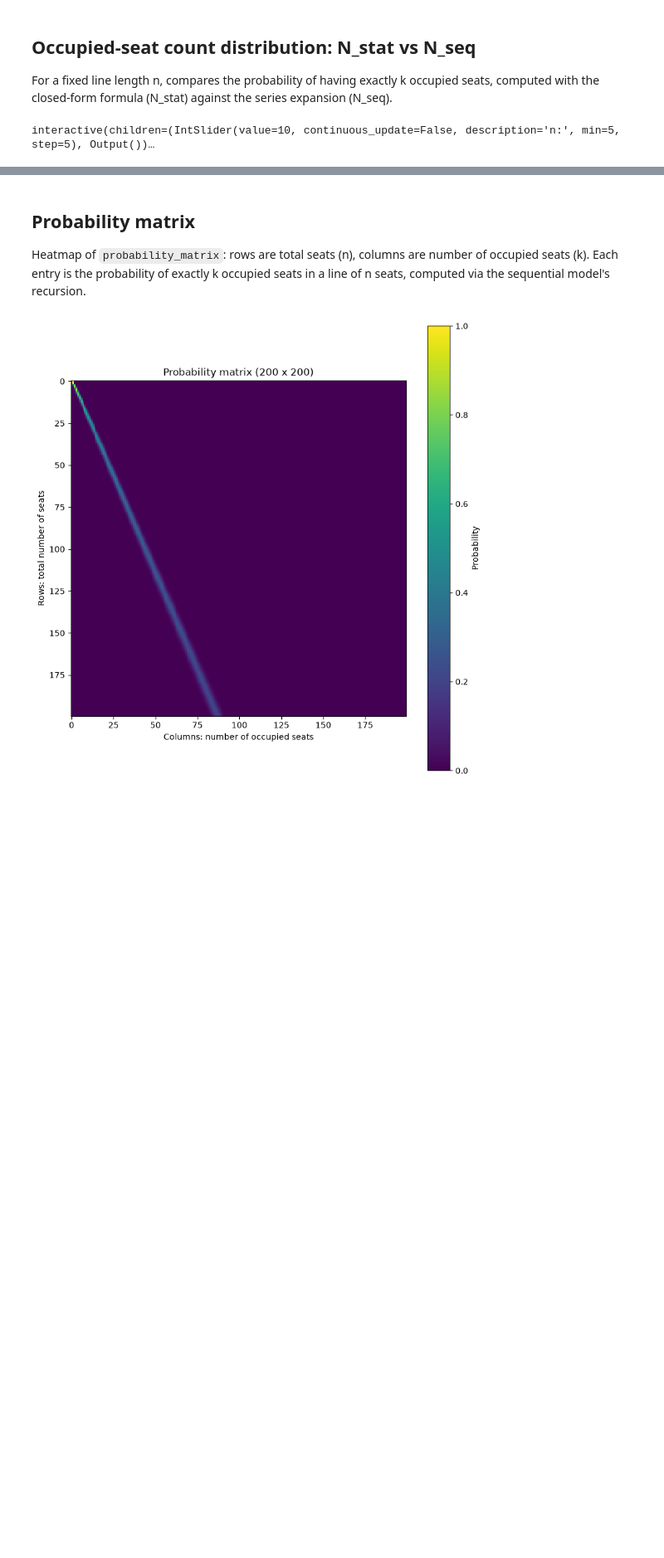
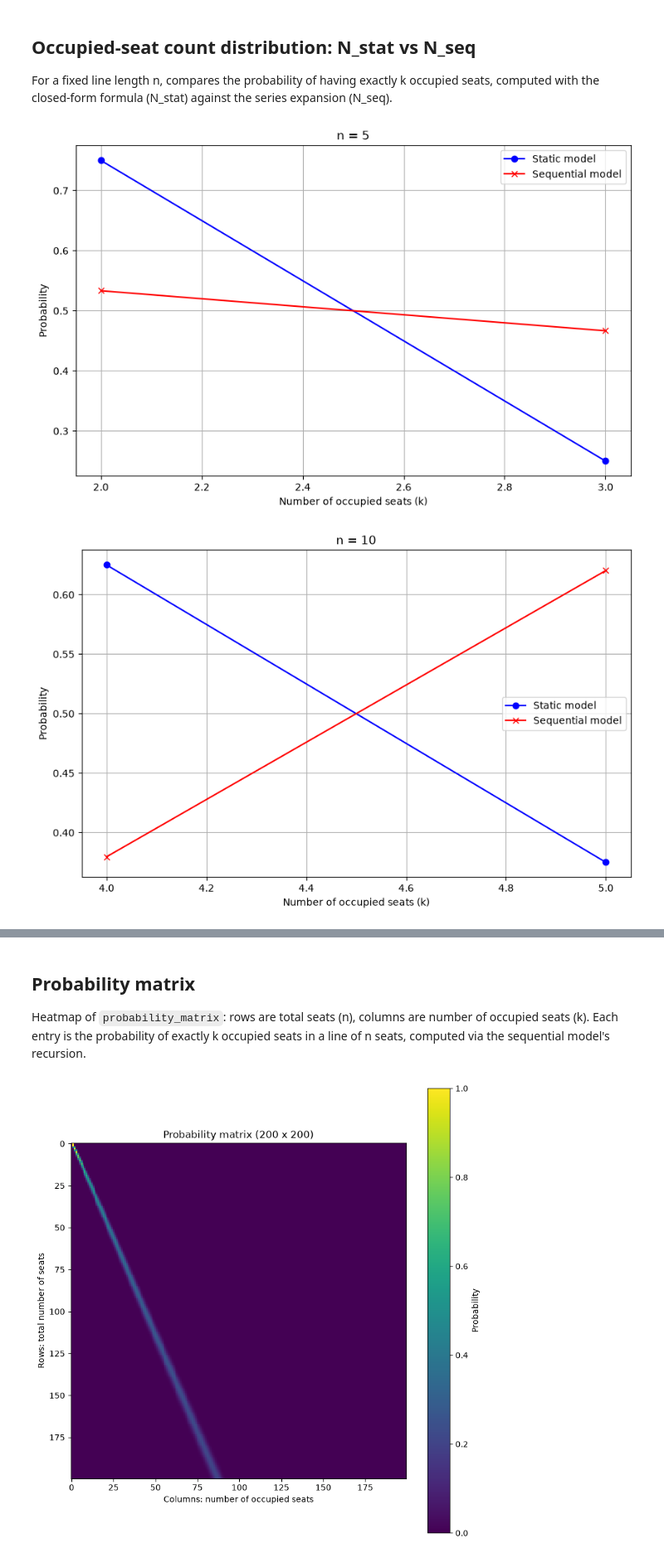
Before and after one commit to lykoslopezrivera-blip/Stochastic_Dominance_DPP_Graphs, a Jupyter notebook: LinearArrangement/Notebooks/StructureAndExamples.ipynb, the cells around one changed output, grey strips where cells are left out. Shown at 83% size. Cells and saved outputs as stored; diff of their text form; code cells hidden in the pictures; blank space fills up the shorter version.

```diff
--- a/LinearArrangement/Notebooks/StructureAndExamples.ipynb
+++ b/LinearArrangement/Notebooks/StructureAndExamples.ipynb
@@ -114,51 +94,25 @@ For a fixed line length n, compares the probability of having exactly k
 occupied seats, computed with the closed-form formula (N_stat) against the
 series expansion (N_seq).
 # %%
-def compare_occupied_count_distributions(n):
-    """Plot N_stat_k and N_seq_k over the valid k range for a given n."""
+def compare_occupied_count_distributions(n_values):
+    """Plot N_stat_k and N_seq_k over the valid k range, for each n in n_values."""
+    for n in n_values:
+        ks = list(possible_indices(n))
+        stat_probs = [N_stat_k(n, k) for k in ks]
+        seq_probs = [N_seq_k(n, k) for k in ks]
 
-    ks = list(possible_indices(n))
-    stat_probs = [N_stat_k(n, k) for k in ks]
-    seq_probs = [probability_matrix[n][k] for k in ks]
-
-    plt.figure(figsize=(10, 6))
-
-    plt.plot(
-        ks,
-        stat_probs,
-        color="blue",
-        marker="o",
-        label="Static model"
-    )
-
-    plt.plot(
-        ks,
-        seq_probs,
-        color="red",
-        marker="x",
-        label="Sequential model"
-    )
-
-    plt.xlabel("Number of occupied seats (k)")
-    plt.ylabel("Probability")
-    plt.title(f"n = {n}")
-    plt.legend()
-    plt.grid(True)
-    plt.show()
+        plt.figure(figsize=(10, 6))
+        plt.plot(ks, stat_probs, color="blue", marker='o', label="Static model")
+        plt.plot(ks, seq_probs, color="red", marker='x', label="Sequential model")
+        plt.xlabel("Number of occupied seats (k)")
+        plt.ylabel("Probability")
+        plt.title(f"n = {n}")
+        plt.legend()
+        plt.grid(True)
+        plt.show()
 
 
-n_slider = widgets.IntSlider(
-    value=10,
-    min=5,
-    max=100,
-    step=5,
-    description="n:",
-    continuous_update=False
-)
-
-interact(
-    compare_occupied_count_distributions,
-    n=n_slider
-);
+compare_occupied_count_distributions([5, 10, 15, 20])
 # %% [output]
-interactive(children=(IntSlider(value=10, continuous_update=False, description='n:', min=5, step=5), Output())…
+[figure, added]
+[figure, added]
```
Also changed, not shown: parts of 4 cells of this notebook, 1 other file.
